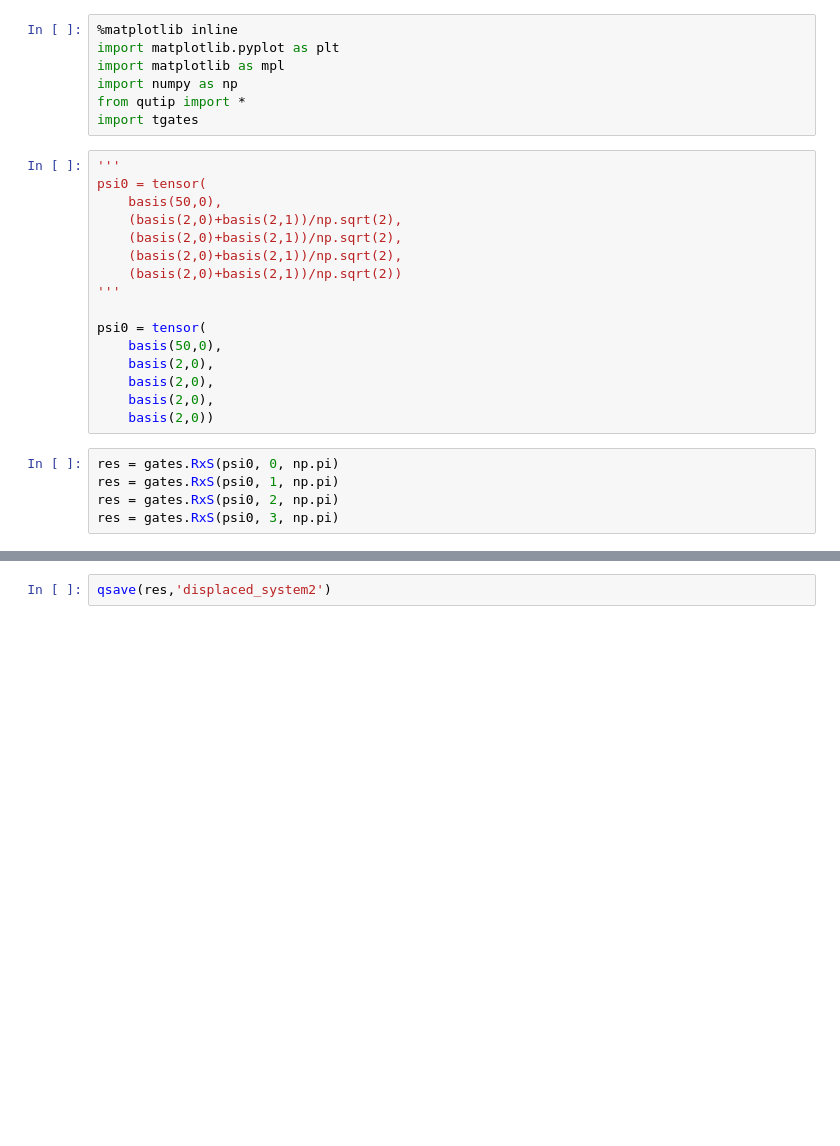
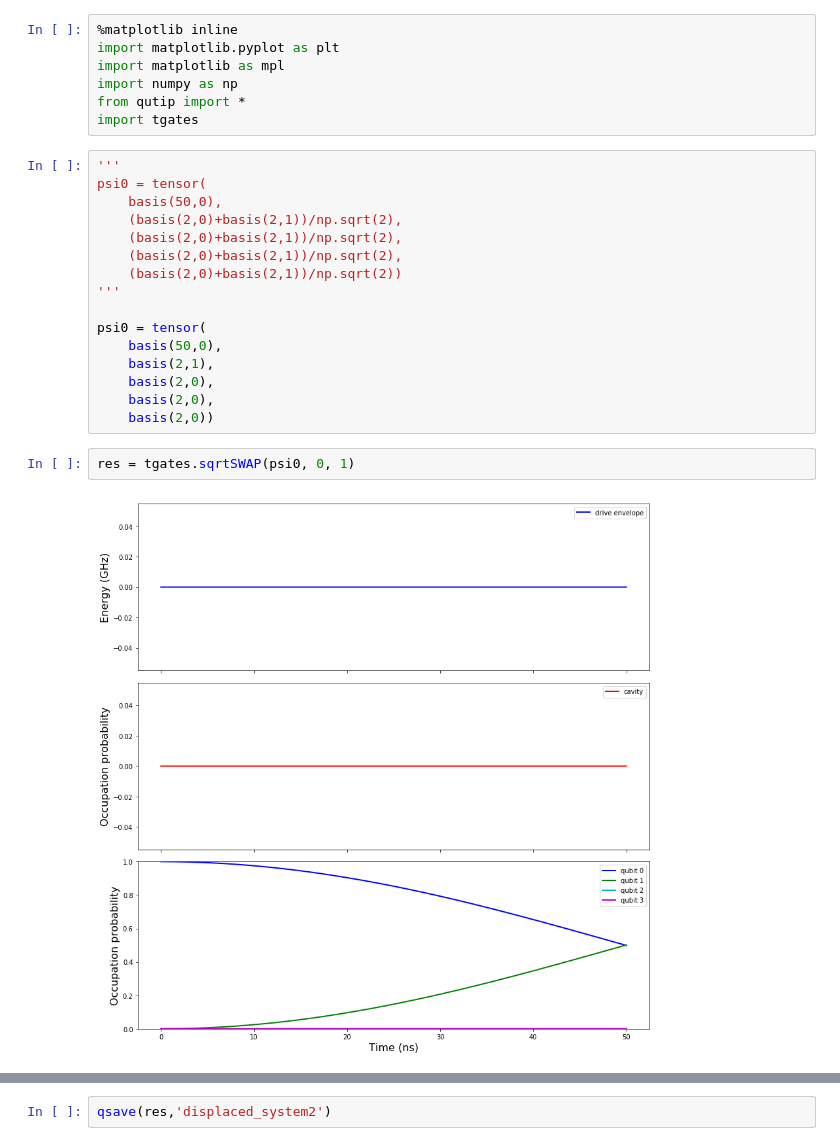
Before and after one commit to mcasanova1445/transmon-thesis, a Jupyter notebook: Test.ipynb, the cells around one changed output, grey strips where cells are left out. Cells and saved outputs as stored; diff of their text form; blank space fills up the shorter version.

```diff
--- a/Test.ipynb
+++ b/Test.ipynb
@@ -17,12 +17,11 @@ psi0 = tensor(
 
 psi0 = tensor(
     basis(50,0),
-    basis(2,0),
+    basis(2,1),
     basis(2,0),
     basis(2,0),
     basis(2,0))
-# %%
-res = gates.RxS(psi0, 0, np.pi)
-res = gates.RxS(psi0, 1, np.pi)
-res = gates.RxS(psi0, 2, np.pi)
-res = gates.RxS(psi0, 3, np.pi)
+# %%
+res = tgates.sqrtSWAP(psi0, 0, 1)
+# %% [output]
+[figure, added]
```
Also changed, not shown: parts of 1 cell of this notebook, 3 other files.
